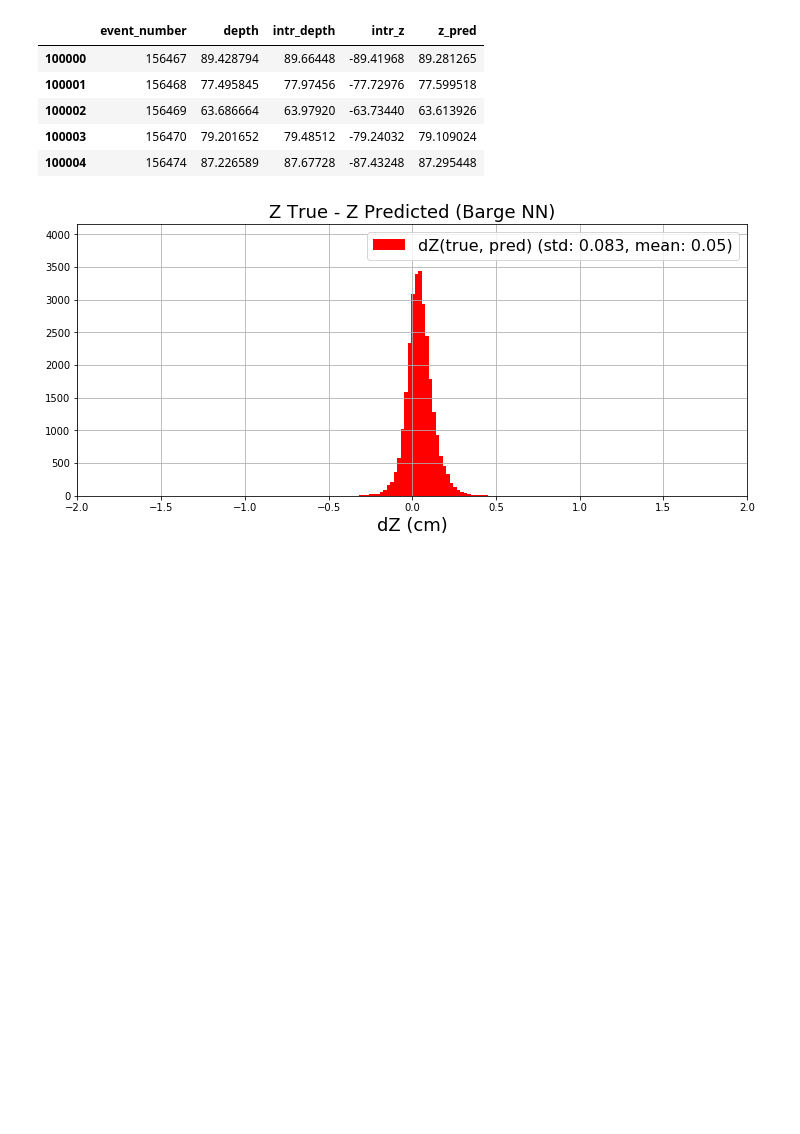
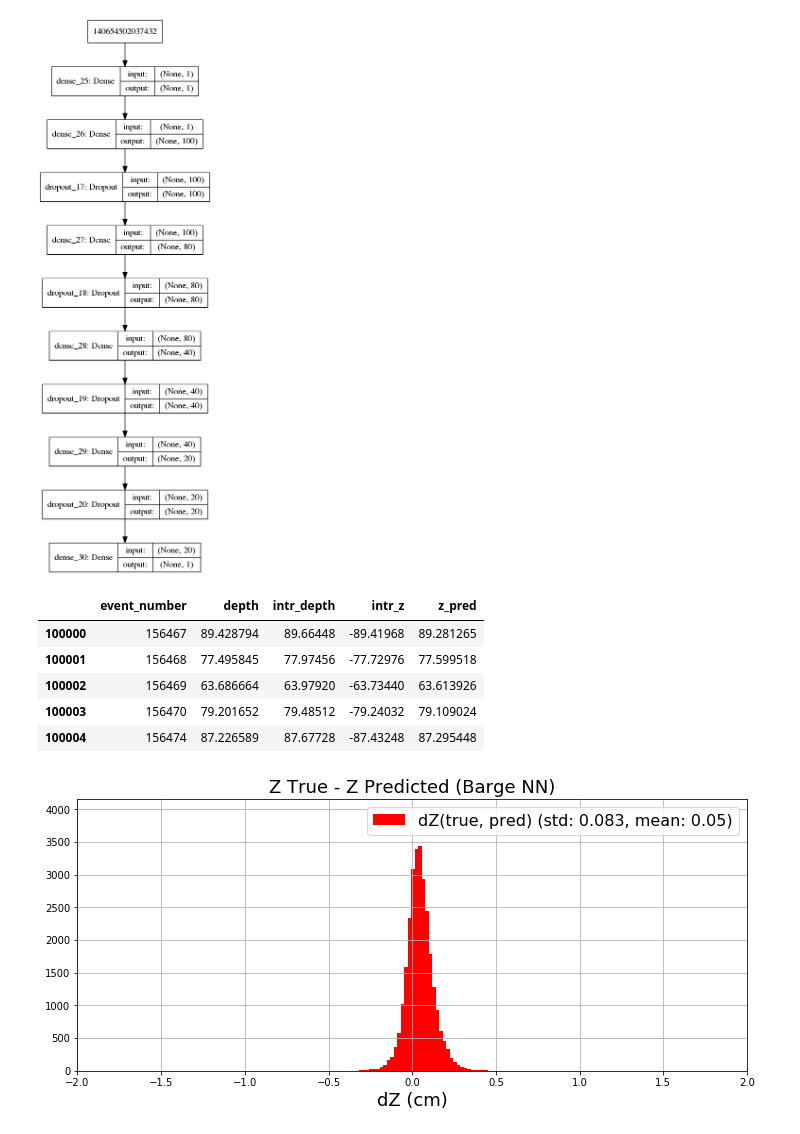
Before and after one commit to dbarg/pax_reconstruction, a Jupyter notebook: z_s2waveforms/z_resolution.ipynb, the cells around one changed output. Saved outputs shown, nothing was run; the diff lists cells and outputs as text; code cells hidden in the pictures; blank space fills up the shorter version.

```diff
--- a/z_s2waveforms/z_resolution.ipynb
+++ b/z_s2waveforms/z_resolution.ipynb
@@ -14,3 +15,8 @@ from IPython.display import display
+# %%
+
+Image(filename='models/model_barge_z_elu.png')
+# %% [output]
+[figure, added]
 # %%
 
 ####################################################################################################
```
Also changed, not shown: parts of 1 cell of this notebook, 2 other files.
